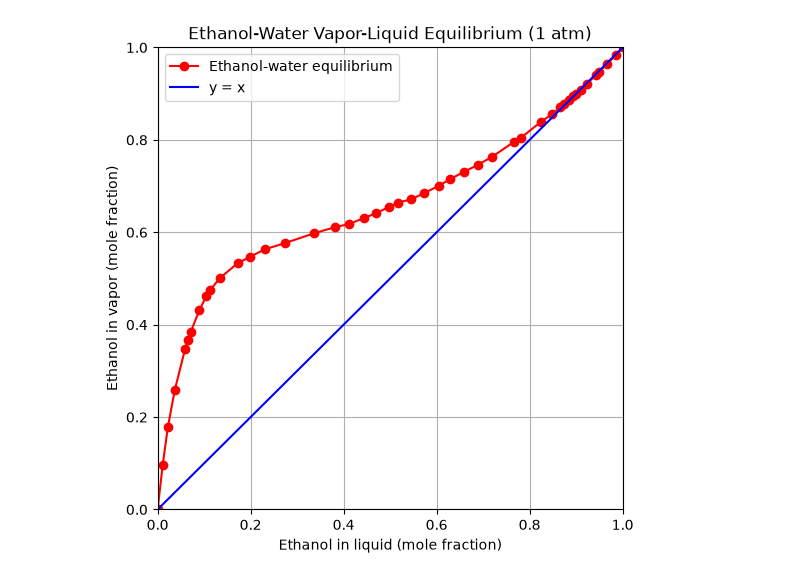
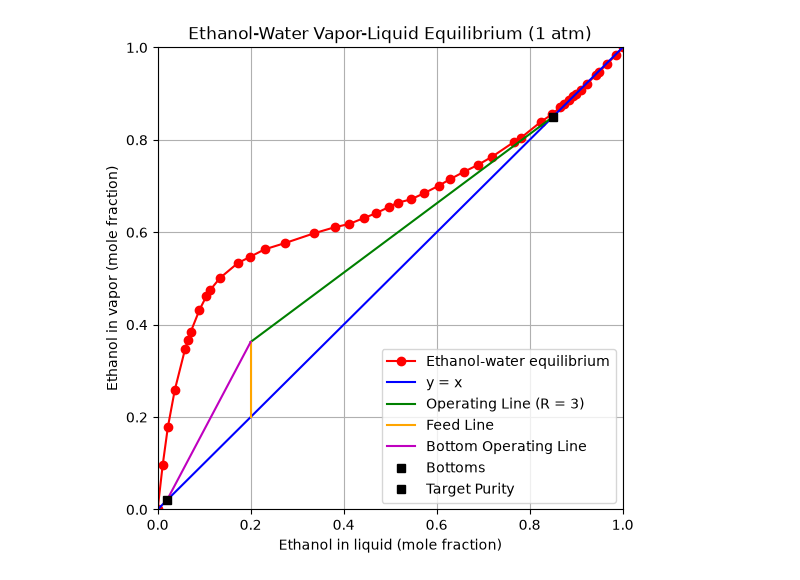
Before and after one commit to AidenVogel/distillation-simulator, a Jupyter notebook: equilibrium_curve.ipynb, the cells around one changed output. Drawn from its saved outputs; the diff is of its cells as text; code cells hidden in the pictures.

Commit message:
Add operating lines and feed line

```diff
--- a/equilibrium_curve.ipynb
+++ b/equilibrium_curve.ipynb
@@ -1,23 +1,48 @@
 # %%
 import numpy as np
 import matplotlib.pyplot as plt
 
 x = np.array([0, 0.011, 0.022, 0.037, 0.059, 0.065, 0.071, 0.090, 0.105, 0.113, 0.134, 0.172, 0.199, 0.230, 0.275, 0.337,
      0.381, 0.412, 0.444, 0.469, 0.498, 0.516, 0.544, 0.572, 0.605, 0.629, 0.659, 0.689, 0.720, 0.767,
      0.782, 0.824, 0.849, 0.866, 0.874, 0.884, 0.894, 0.899, 0.910, 0.923, 0.942, 0.950, 0.967, 0.986, 1])
 y = np.array([0, 0.097, 0.178, 0.259, 0.347, 0.366, 0.384, 0.432, 0.462, 0.475, 0.501, 0.533, 0.547, 0.563, 0.577, 0.598,
      0.611, 0.618, 0.631, 0.641, 0.655, 0.664, 0.671, 0.684, 0.701, 0.715, 0.731, 0.746, 0.764, 0.796,
      0.805, 0.839, 0.856, 0.871, 0.878, 0.886, 0.895, 0.899, 0.909, 0.921, 0.940, 0.948, 0.965, 0.984, 1])
 
+xD = 0.85 # desired top-poroduct purity (mole fraction)
+R = 3 # reflux ratio
+xF = 0.20 # ethanol in the feed
+xB = 0.02 # ethanol allowed in the bottom product
+
 fig, ax = plt.subplots(figsize = (6,6))
 
 ax.plot(x, y, marker = 'o', color = 'r', linestyle = '-', label = 'Ethanol-water equilibrium')
 ax.plot([0, 1], [0, 1], color = 'b', linestyle = '-', label = 'y = x')
+
+# rectifying (top-section) operating line
+slope = R / (R + 1)
+intercept = xD / (R + 1)
+x_op = np.array([xF, xD])
+y_op = slope * x_op + intercept
+ax.plot(x_op, y_op, color = 'g', linestyle = '-', label = f'Operating Line (R = {R})')
+
+# where the top line meets the feed line
+y_meet = slope * xF + intercept
+
+# feed line (verticle, bc feed is a liquid at boiling point)
+ax.plot([xF, xF], [xF, y_meet], color = 'orange', linestyle = '-', label = 'Feed Line')
+
+# bottom operating line
+ax.plot([xB, xF], [xB, y_meet], color = 'm', linestyle = '-', label = 'Bottom Operating Line')
+ax.plot(xB, xB, marker = 's', color = 'k', linestyle = '', label = 'Bottoms')
+
+ax.plot(xD, xD, marker = 's', color = 'k', linestyle = '', label = 'Target Purity')
+
 ax.set(xlabel = 'Ethanol in liquid (mole fraction)', ylabel = 'Ethanol in vapor (mole fraction)', title = 'Ethanol-Water Vapor-Liquid Equilibrium (1 atm)')
 ax.legend()
 ax.grid()
 ax.set_xlim(0,1)
 ax.set_ylim(0,1)
 plt.show()
 # %% [output]
-[figure, old version]
+[figure, new version]
```
